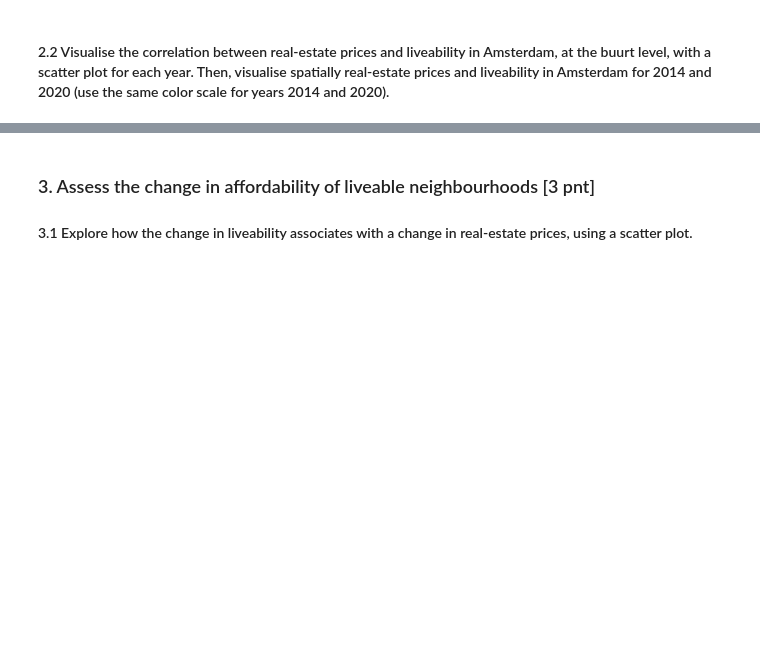
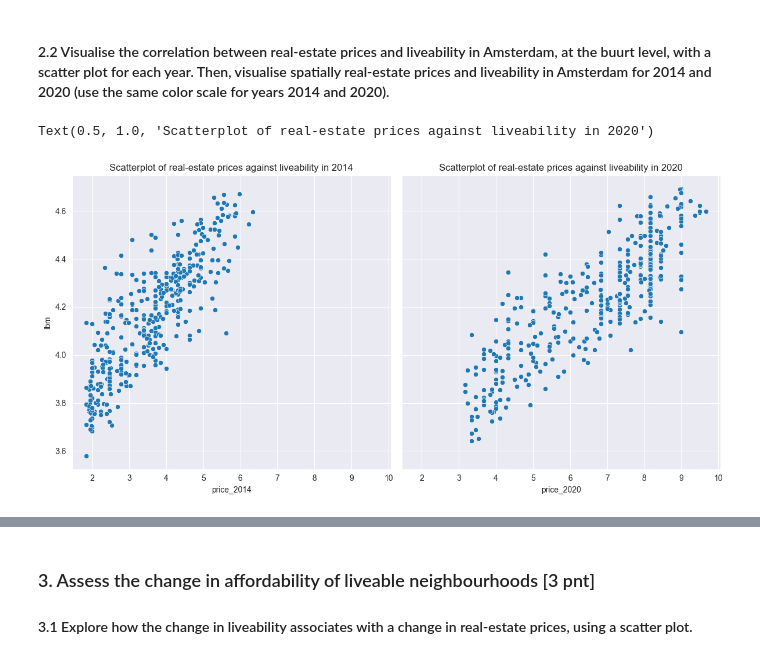
Before and after one commit to hjdeheer/TPM34A_Lab, a Jupyter notebook: Assignments/assignment_01/assignment_01.ipynb, the cells around one changed output, grey strips where cells are left out. Drawn from its saved outputs; the diff is of its cells as text; code cells hidden in the pictures; blank space fills up the shorter version.

```diff
--- a/Assignments/assignment_01/assignment_01.ipynb
+++ b/Assignments/assignment_01/assignment_01.ipynb
@@ -103,0 +186,17 @@ pd.set_option('display.max_columns', None)
+# %%
+#Merge all datasets together!
+print(len(estate_2014_df), len(estate_2020_df))
+
+#Merge liveability and estate
+merged_2014_df = pd.merge(liveability_2014_df, estate_2014_df, on="BU_CODE", how="inner")
+merged_2020_df = pd.merge(liveability_2020_df, estate_2020_df, on="BU_CODE", how="inner")
+
+#It seems that some buurten that are in estate data are not in liveability, but that is fine since we dont want any NaN value.
+print(len(merged_2014_df), len(merged_2020_df))
+
+merged_2014_df = pd.merge(merged_2014_df, buurt_pop_data, on="BU_CODE", how="inner")
+merged_2020_df = pd.merge(merged_2020_df, buurt_pop_data, on="BU_CODE", how="inner")
+
+print(len(merged_2014_df), len(merged_2020_df))
+
+merged_2014_df.head()
@@ -109,2 +274,14 @@ pd.set_option('display.max_columns', None)
 # %% [markdown]
 #### 2.2 Visualise the correlation between real-estate prices and liveability in Amsterdam, at the buurt level, with a scatter plot for each year. Then, visualise spatially real-estate prices and liveability in Amsterdam for 2014 and 2020 (use the same color scale for years 2014 and 2020).
+# %%
+#Correlation of real-estate prices and liveability for each year
+fig, ax = plt.subplots(1, 2, figsize = (12, 6), sharex=True, sharey=True)
+fig.set_tight_layout(True)
+sns.scatterplot(data=df_2014, x="price_2014", y="lbm", ax=ax[0])
+sns.scatterplot(data=df_2020, x="price_2020", y="lbm", ax=ax[1])
+
+ax[0].set_title("Scatterplot of real-estate prices against liveability in 2014")
+ax[1].set_title("Scatterplot of real-estate prices against liveability in 2020")
+# %% [output]
+Text(0.5, 1.0, 'Scatterplot of real-estate prices against liveability in 2020')
+[figure, added]
```
Also changed, not shown: parts of 27 cells of this notebook.
